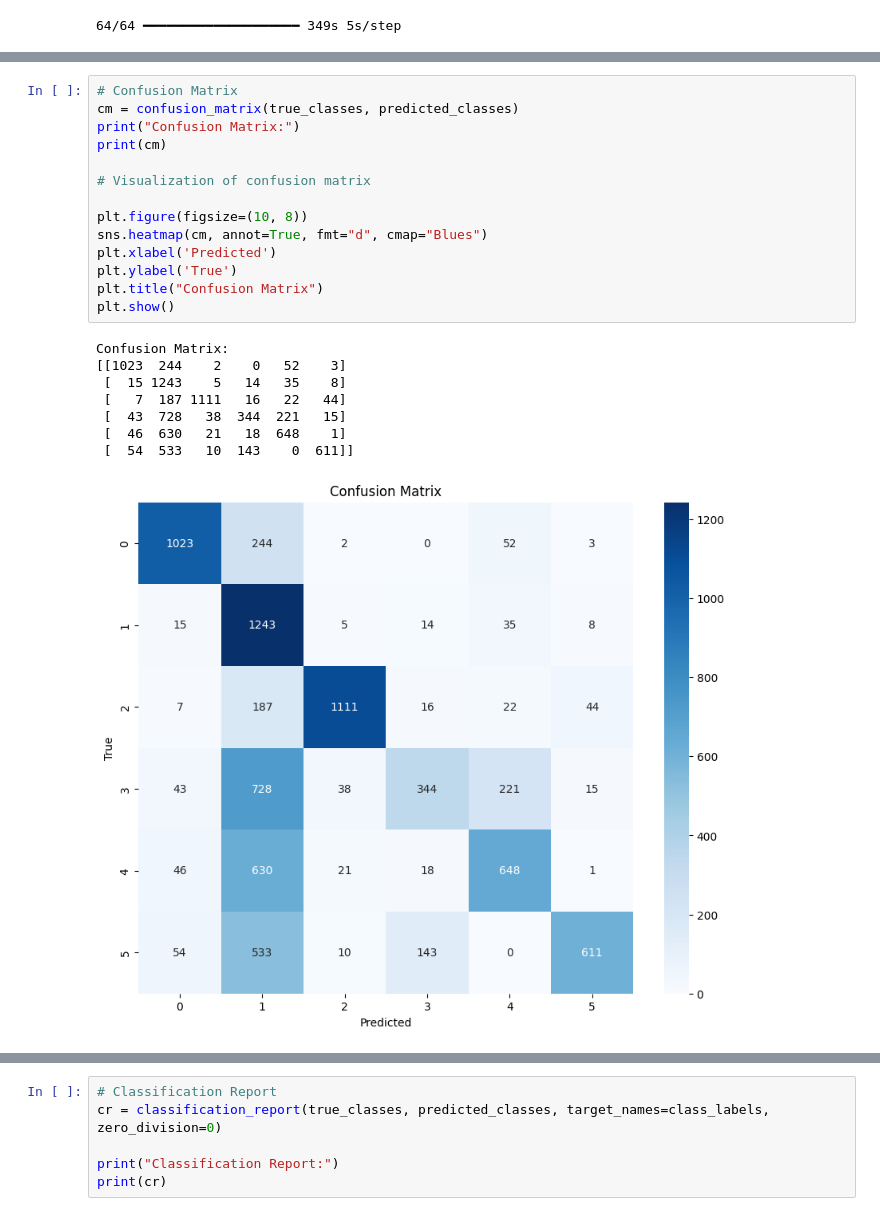
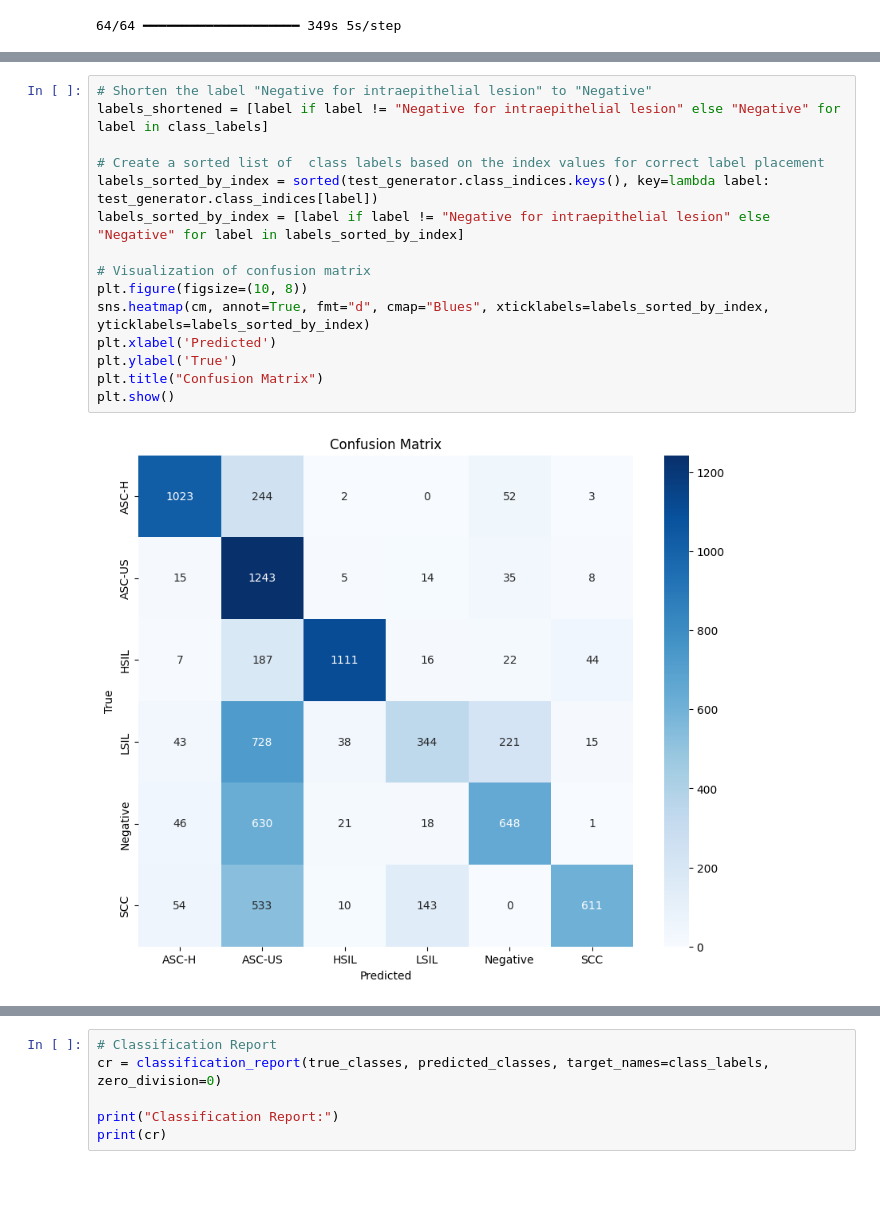
Before and after one commit to mwarejohn/cervical-cancer-diagnosis, a Jupyter notebook: cervical-cancer-diagnosis.ipynb, the cells around one changed output, grey strips where cells are left out. Saved outputs shown, nothing was run; the diff lists cells and outputs as text; blank space fills up the shorter version.

```diff
--- a/cervical-cancer-diagnosis.ipynb
+++ b/cervical-cancer-diagnosis.ipynb
@@ -624,26 +689,20 @@ The off-diagonal numbers in the matrix reflect instances where the model has pre
-# %%
-# Confusion Matrix
-cm = confusion_matrix(true_classes, predicted_classes)
-print("Confusion Matrix:")
-print(cm)
-
-# Visualization of confusion matrix
-
-plt.figure(figsize=(10, 8))
-sns.heatmap(cm, annot=True, fmt="d", cmap="Blues")
-plt.xlabel('Predicted')
-plt.ylabel('True')
-plt.title("Confusion Matrix")
-plt.show()
-# %% [output]
-Confusion Matrix:
-[[1023  244    2    0   52    3]
- [  15 1243    5   14   35    8]
- [   7  187 1111   16   22   44]
- [  43  728   38  344  221   15]
- [  46  630   21   18  648    1]
- [  54  533   10  143    0  611]]
-[figure, removed]
+# %%
+# Shorten the label "Negative for intraepithelial lesion" to "Negative"
+labels_shortened = [label if label != "Negative for intraepithelial lesion" else "Negative" for label in class_labels]
+
+# Create a sorted list of  class labels based on the index values for correct label placement
+labels_sorted_by_index = sorted(test_generator.class_indices.keys(), key=lambda label: test_generator.class_indices[label])
+labels_sorted_by_index = [label if label != "Negative for intraepithelial lesion" else "Negative" for label in labels_sorted_by_index]
+
+# Visualization of confusion matrix
+plt.figure(figsize=(10, 8))
+sns.heatmap(cm, annot=True, fmt="d", cmap="Blues", xticklabels=labels_sorted_by_index, yticklabels=labels_sorted_by_index)
+plt.xlabel('Predicted')
+plt.ylabel('True')
+plt.title("Confusion Matrix")
+plt.show()
+# %% [output]
+[figure, added]
 # %% [markdown]
 ## Classification Report
 
```
Also changed, not shown: parts of 10 cells of this notebook.
